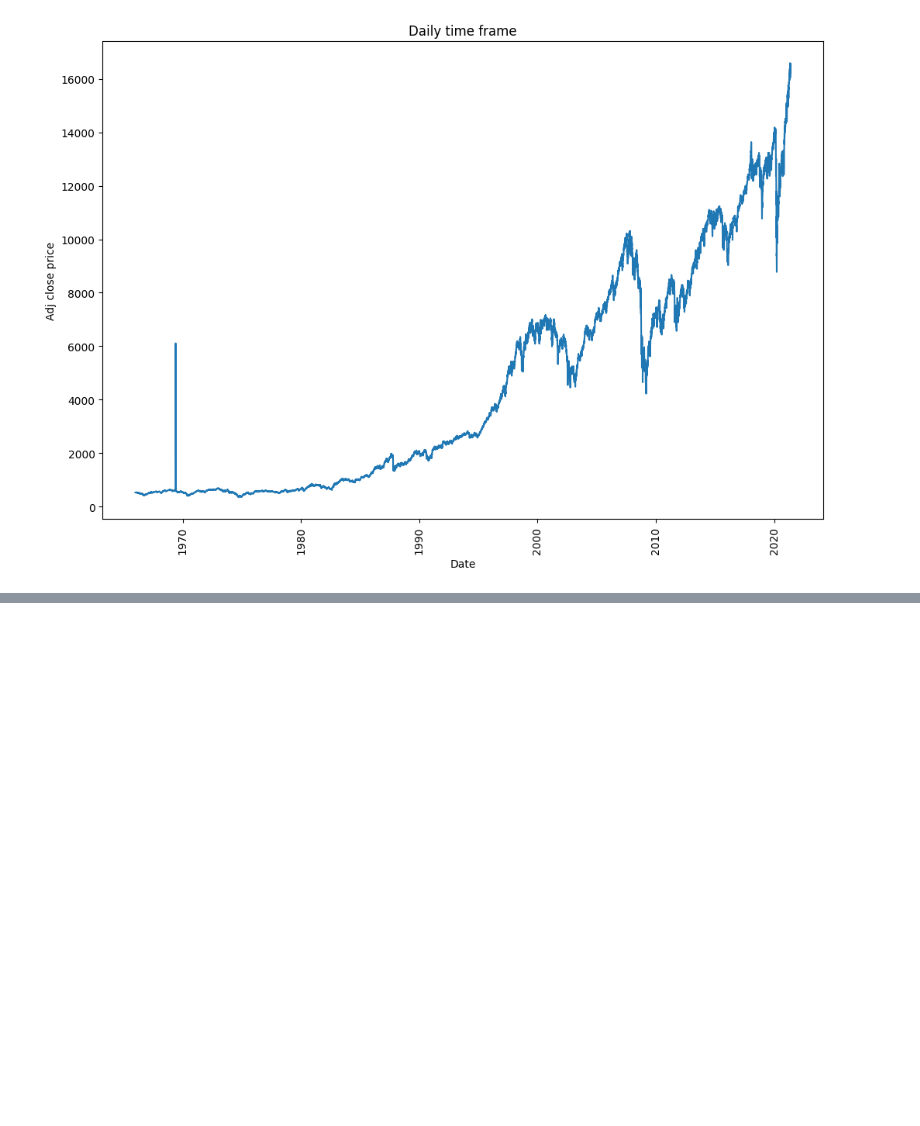
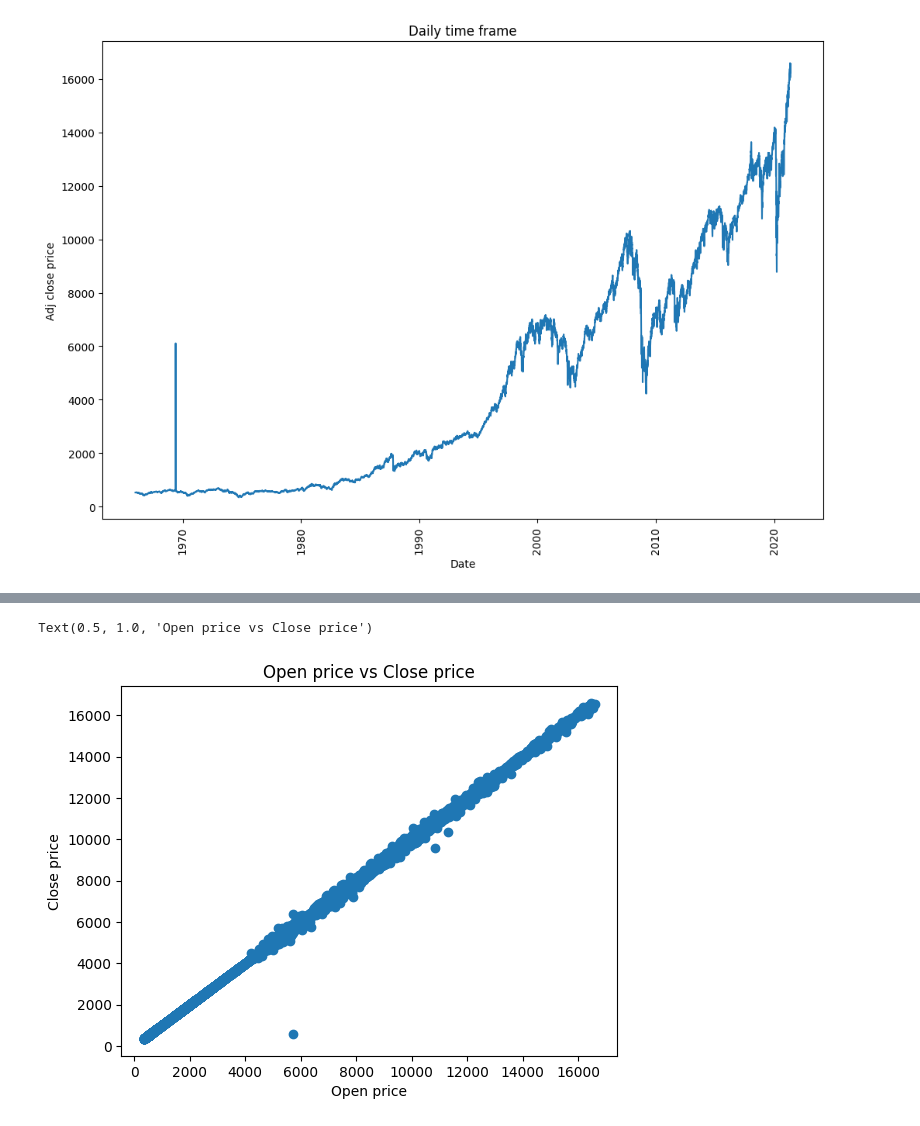
Before and after one commit to sntk-76/Market-analyze, a Jupyter notebook: Market_Analyze.ipynb, the cells around one changed output, grey strips where cells are left out. Cells and saved outputs as stored; diff of their text form; code cells hidden in the pictures; blank space fills up the shorter version.

```diff
--- a/Market_Analyze.ipynb
+++ b/Market_Analyze.ipynb
@@ -30,12 +33,12 @@ df
 # %%
-for col in df.columns:
-    for index, cell in enumerate(df[col]):
-        try:
 
-            df.at[index, col] = int(cell)
-        except (ValueError, TypeError):
+for index, row in df.iterrows():
+    try:
 
-            continue
+        df.at[index, row] = int(row)
+    except (ValueError, TypeError):
+
+        continue
 df
 # %% [output]
 |  | Index | Date | Open | High | Low | Close | Adj Close | Volume |
@@ -90,0 +114,3 @@ See the caveats in the documentation: https://pandas.pydata.org/pandas-docs/stab
+# %%
+df.dropna(inplace=True)
+df.describe()
@@ -90,0 +150,8 @@ See the caveats in the documentation: https://pandas.pydata.org/pandas-docs/stab
+# %%
+plt.scatter(df['Open'],df['Close'])
+plt.xlabel('Open price')
+plt.ylabel('Close price')
+plt.title('Open price vs Close price')
+# %% [output]
+Text(0.5, 1.0, 'Open price vs Close price')
+[figure, added]
```
Also changed, not shown: parts of 23 cells of this notebook, 1 other file.
